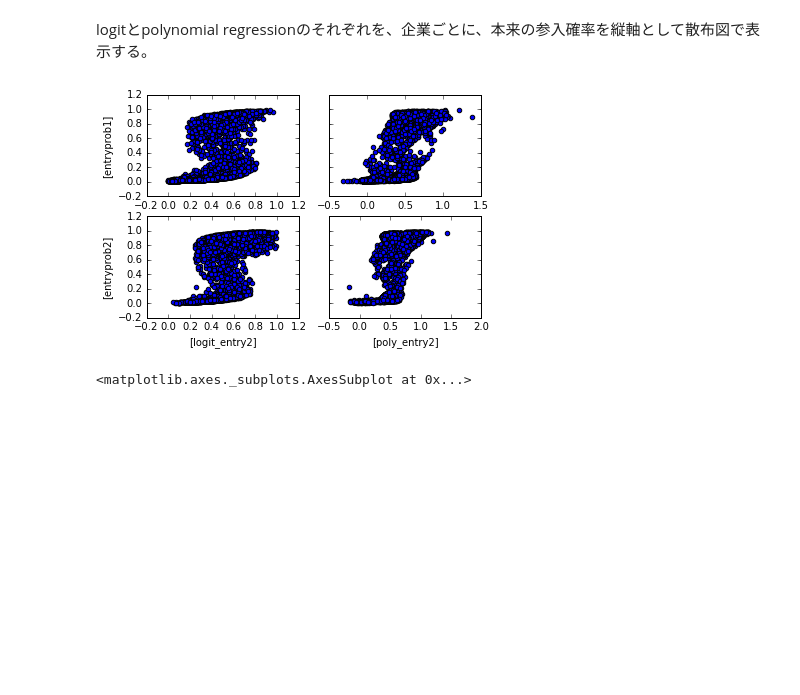
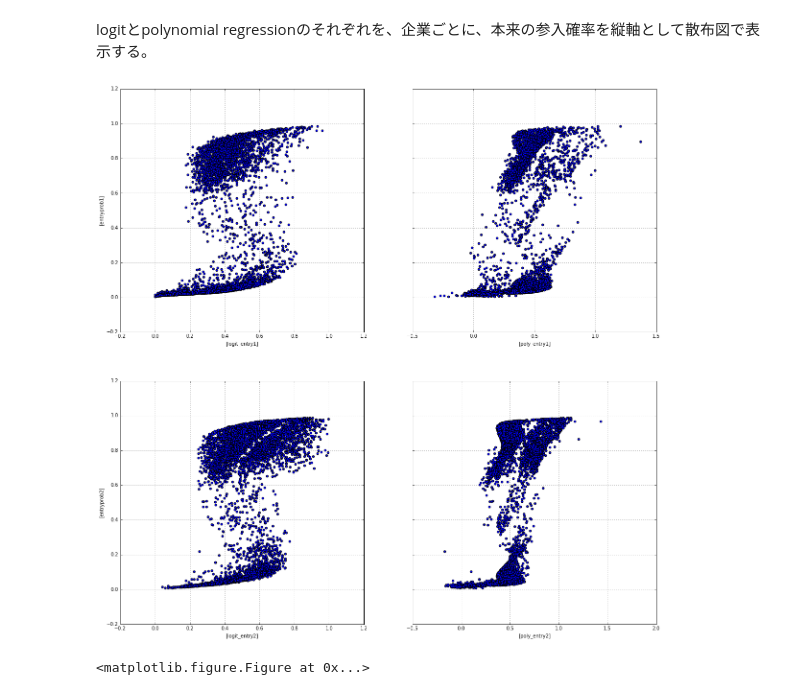
Before and after one commit to keiikegami/multiplicity, a Jupyter notebook: single_equilibrium_assumption.ipynb, the cells around one changed output. Cells and saved outputs as stored; diff of their text form; code cells hidden in the pictures; blank space fills up the shorter version.

```diff
--- a/single_equilibrium_assumption.ipynb
+++ b/single_equilibrium_assumption.ipynb
@@ -87,22 +87,20 @@ logitとpolynomial regressionのそれぞれを、企業ごとに、本来の参
 # %%
 import matplotlib.pyplot as plt
 % matplotlib inline
 
 probs1 = df1.loc[:, ["entryprob1", "logit_entry1", "poly_entry1"]]
 probs2 = df1.loc[:, ["entryprob2", "logit_entry2", "poly_entry2"]]
 
-fig, axes = plt.subplots(2, len(probs1.columns.values)-1, sharey=True)
+fig, axes = plt.subplots(2, len(probs1.columns.values)-1, sharey=True, figsize=(20, 20))
 
 for i, col in enumerate(probs1.columns.values[1:]):
-    probs1.plot(x = [col], y = ["entryprob1"], kind="scatter", ax=axes[0, i])
+    probs1.plot(x = [col], y = ["entryprob1"], kind="scatter", ax=axes[0, i], grid = True)
 
 for i, col in enumerate(probs2.columns.values[1:]):
-    probs2.plot(x = [col], y = ["entryprob2"], kind="scatter", ax=axes[1, i])
+    probs2.plot(x = [col], y = ["entryprob2"], kind="scatter", ax=axes[1, i], grid = True)
 
 plt.show()
+plt.savefig("entryprobs_scatter.png")
 # %% [output]
-[figure, old version]
+[figure, new version]
+<matplotlib.figure.Figure at 0x...>
-# %%
-axes[0,1]
-# %% [output]
-<matplotlib.axes._subplots.AxesSubplot at 0x...>
```
